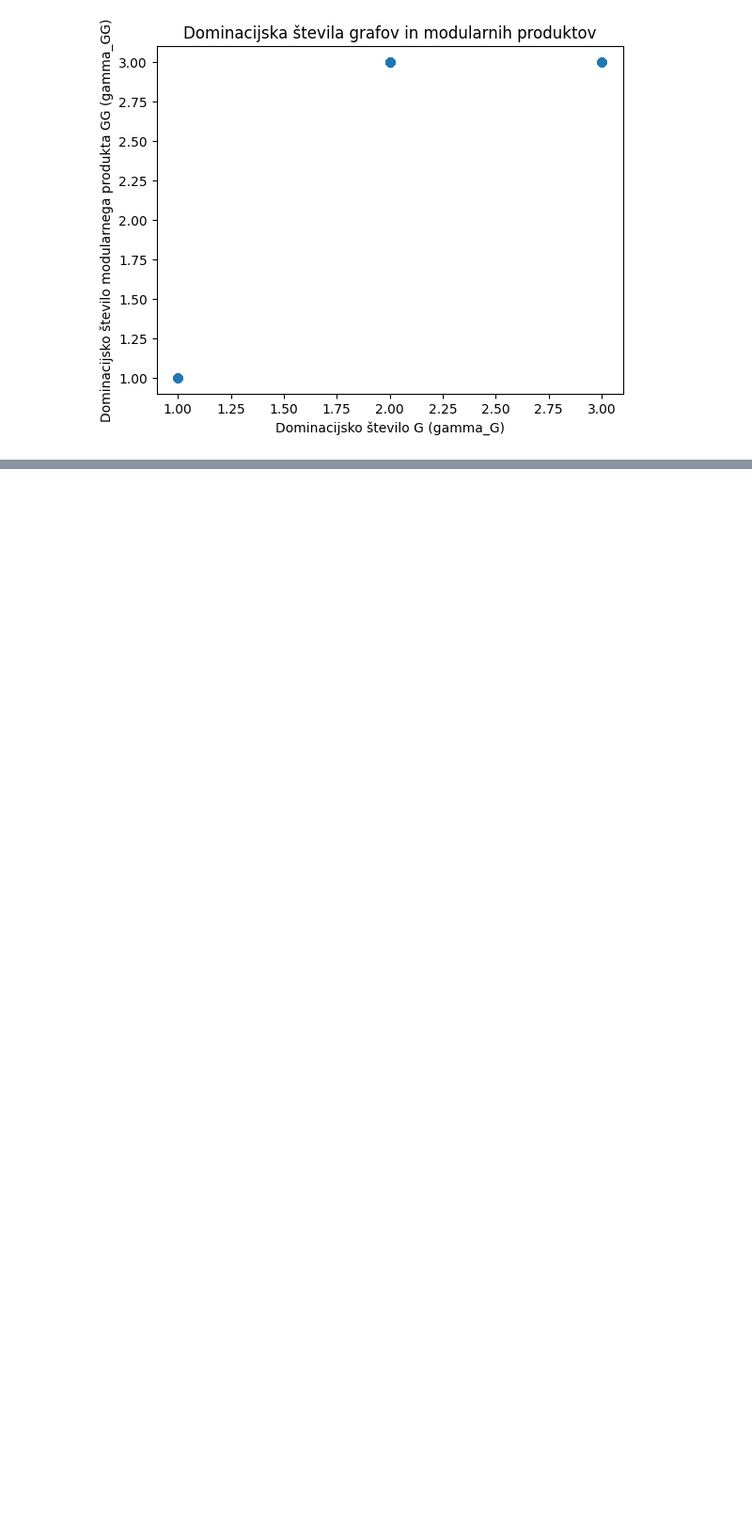
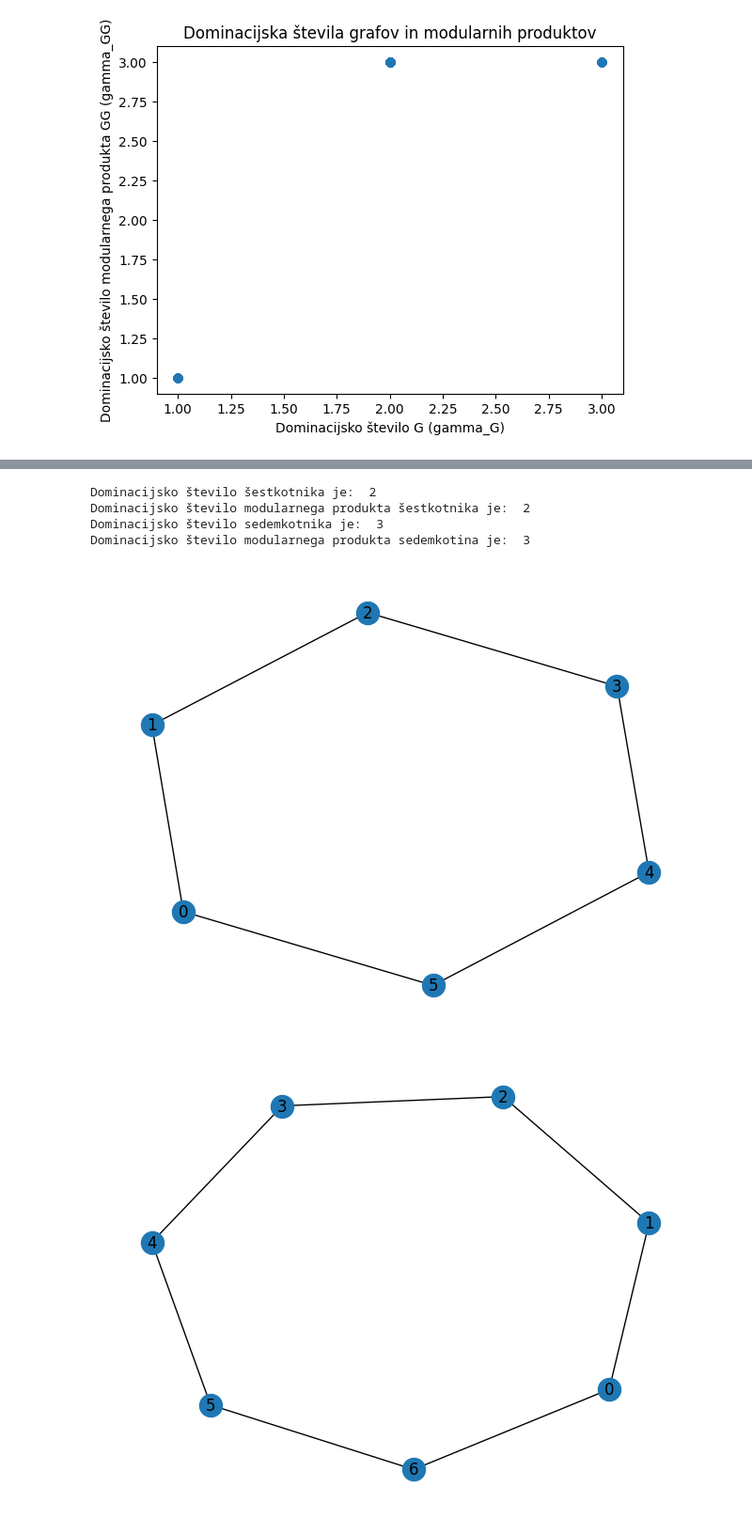
Before and after one commit to reneturk/Domination-on-modular-product-graphs, a Jupyter notebook: fp_or_projekt.ipynb, the cells around one changed output, grey strips where cells are left out. Shown at 94% size. Drawn from its saved outputs; the diff is of its cells as text; code cells hidden in the pictures; blank space fills up the shorter version.

```diff
--- a/fp_or_projekt.ipynb
+++ b/fp_or_projekt.ipynb
@@ -511,0 +598,31 @@ plt.show()
+# %%
+# Ovržemo hipotezo, da je za vsak n ustrezen povezan graf, katerega vsako vozlišče ima moč dva (n-kotnik)
+# -> V tem pimeru je vrednost dominacijskega produkta za oba grafa enaka 2
+
+G6 = nx.Graph()
+G7 = nx.Graph()
+G6.add_edges_from([
+    (0, 1),(1,2),(2,3),(3,4),(4,5),(5,0)
+])
+G7.add_edges_from([
+    (0, 1),(1,2),(2,3),(3,4),(4,5),(5,6),(6,0)
+])
+
+print("Dominacijsko število šestkotnika je: ",dominacijsko_stevilo(G6))
+print("Dominacijsko število modularnega produkta šestkotnika je: ", dominacijsko_stevilo(modularni_produkt(G6,G6)))
+print("Dominacijsko število sedemkotnika je: ", dominacijsko_stevilo(G7))
+print("Dominacijsko število modularnega produkta sedemkotina je: ", dominacijsko_stevilo(modularni_produkt(G7,G7)))
+
+plt.figure()
+nx.draw(G6, with_labels=True)
+plt.show()
+plt.figure()
+nx.draw(G7, with_labels=True)
+plt.show()
+# %% [output]
+Dominacijsko število šestkotnika je:  2
+Dominacijsko število modularnega produkta šestkotnika je:  2
+Dominacijsko število sedemkotnika je:  3
+Dominacijsko število modularnega produkta sedemkotina je:  3
+[figure, added]
+[figure, added]
```
Also changed, not shown: parts of 22 cells of this notebook, 3 other files.
